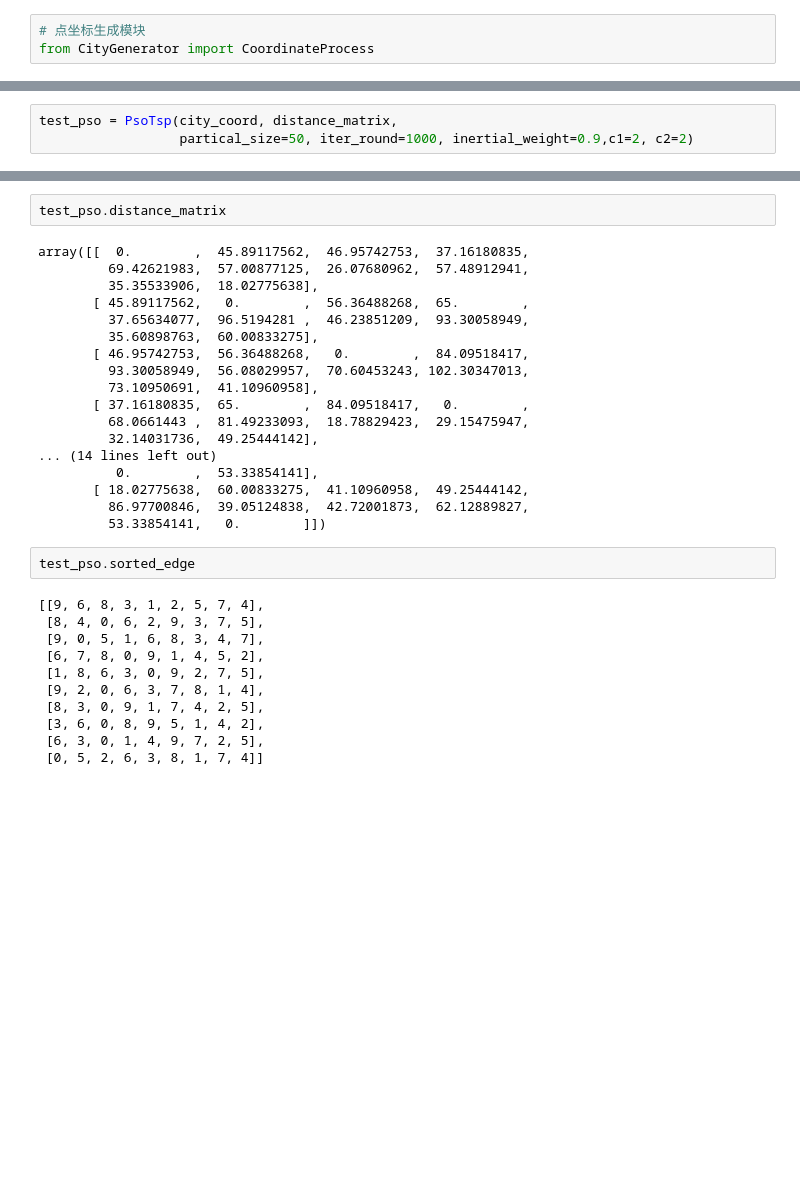
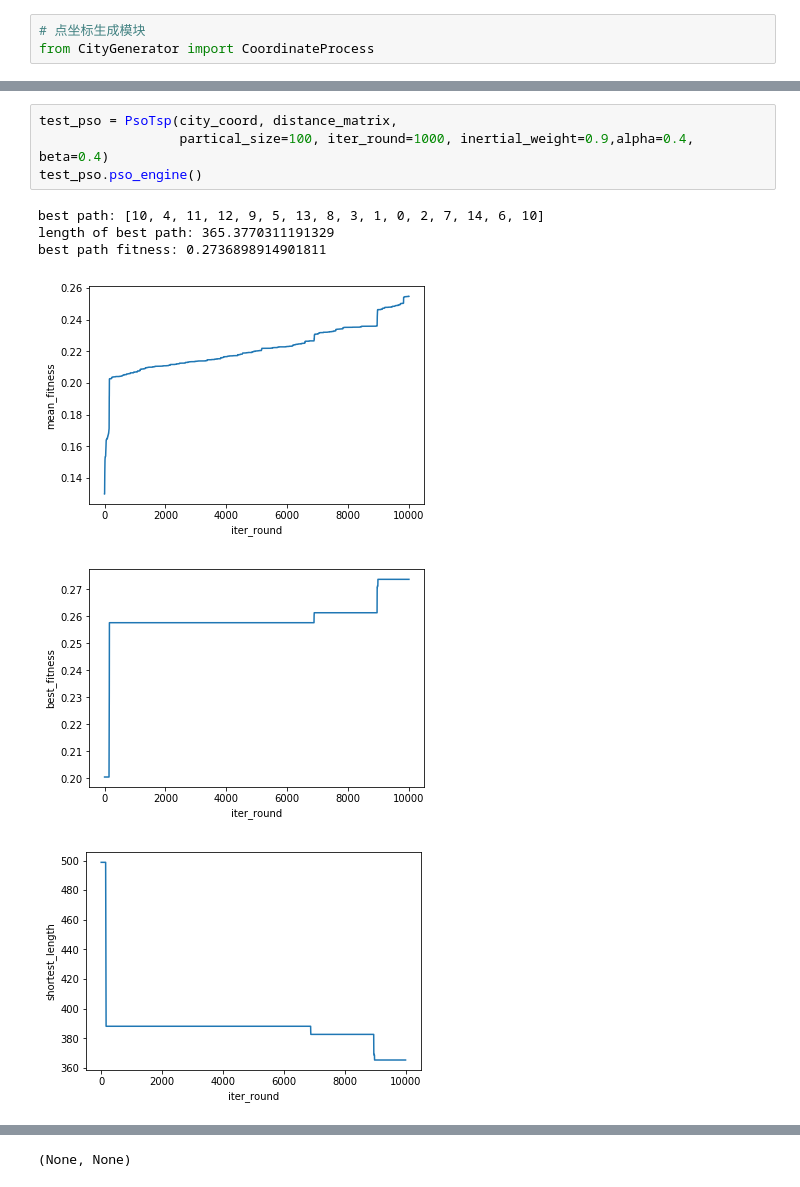
Before and after one commit to wells1400/SIOA, a Jupyter notebook: Program/Swarm intelligence optimization algorithm/PsoGeneticSa/PsoTsp.ipynb, the cells around one changed output, grey strips where cells are left out. Saved outputs shown, nothing was run; the diff lists cells and outputs as text; blank space fills up the shorter version.

```diff
--- a/Program/Swarm intelligence optimization algorithm/PsoGeneticSa/PsoTsp.ipynb
+++ b/Program/Swarm intelligence optimization algorithm/PsoGeneticSa/PsoTsp.ipynb
@@ -225,3 +244,11 @@ distance_matrix = coord_generator.distance_matrix
 # %%
 test_pso = PsoTsp(city_coord, distance_matrix,
-                  partical_size=50, iter_round=1000, inertial_weight=0.9,c1=2, c2=2)
+                  partical_size=100, iter_round=1000, inertial_weight=0.9,alpha=0.4, beta=0.4)
+test_pso.pso_engine()
+# %% [output]
+best path: [10, 4, 11, 12, 9, 5, 13, 8, 3, 1, 0, 2, 7, 14, 6, 10]
+length of best path: 365.3770311191329
+best path fitness: 0.2736898914901811
+[figure, added]
+[figure, added]
+[figure, added]
@@ -228,33 +256 @@ test_pso = PsoTsp(city_coord, distance_matrix,
+(None, None)
-# %%
-test_pso.distance_matrix
-# %% [output]
-array([[  0.        ,  45.89117562,  46.95742753,  37.16180835,
-         69.42621983,  57.00877125,  26.07680962,  57.48912941,
-         35.35533906,  18.02775638],
-       [ 45.89117562,   0.        ,  56.36488268,  65.        ,
-         37.65634077,  96.5194281 ,  46.23851209,  93.30058949,
-         35.60898763,  60.00833275],
-       [ 46.95742753,  56.36488268,   0.        ,  84.09518417,
-         93.30058949,  56.08029957,  70.60453243, 102.30347013,
-         73.10950691,  41.10960958],
-       [ 37.16180835,  65.        ,  84.09518417,   0.        ,
-         68.0661443 ,  81.49233093,  18.78829423,  29.15475947,
-         32.14031736,  49.25444142],
-... (14 lines left out)
-          0.        ,  53.33854141],
-       [ 18.02775638,  60.00833275,  41.10960958,  49.25444142,
-         86.97700846,  39.05124838,  42.72001873,  62.12889827,
-         53.33854141,   0.        ]])
-# %%
-test_pso.sorted_edge
-# %% [output]
-[[9, 6, 8, 3, 1, 2, 5, 7, 4],
- [8, 4, 0, 6, 2, 9, 3, 7, 5],
- [9, 0, 5, 1, 6, 8, 3, 4, 7],
- [6, 7, 8, 0, 9, 1, 4, 5, 2],
- [1, 8, 6, 3, 0, 9, 2, 7, 5],
- [9, 2, 0, 6, 3, 7, 8, 1, 4],
- [8, 3, 0, 9, 1, 7, 4, 2, 5],
- [3, 6, 0, 8, 9, 5, 1, 4, 2],
- [6, 3, 0, 1, 4, 9, 7, 2, 5],
- [0, 5, 2, 6, 3, 8, 1, 7, 4]]
```
Also changed, not shown: parts of 6 cells of this notebook, 1 other file.
